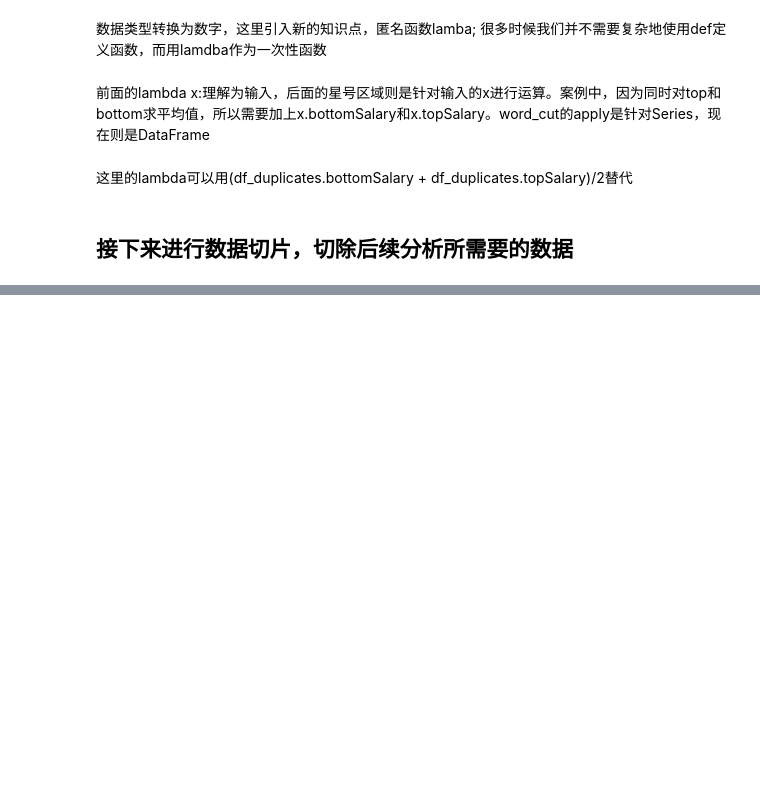
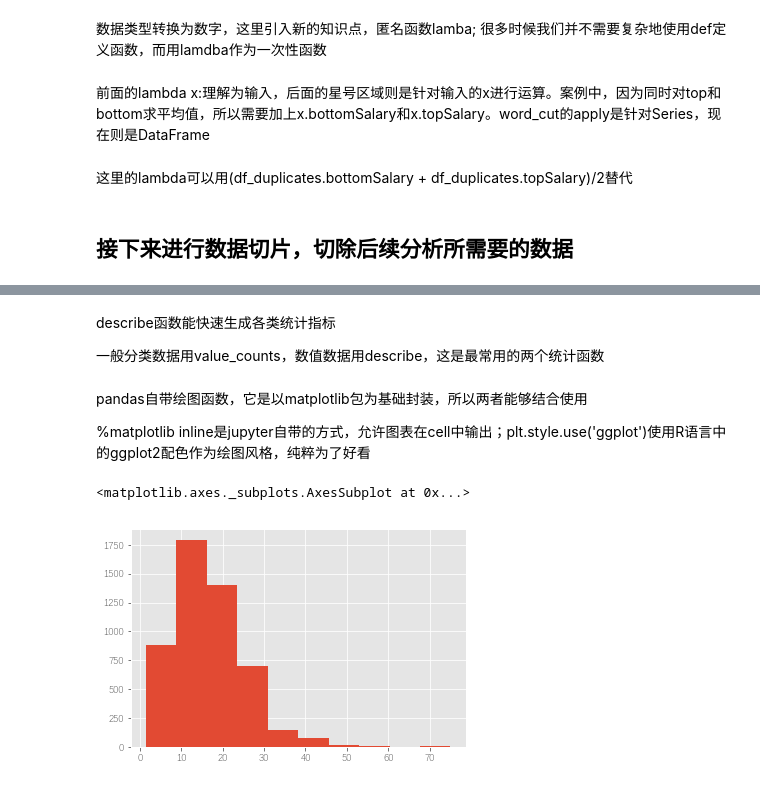
Before and after one commit to EdwardDaChina/Jupter-Learning, a Jupyter notebook: 学习Pandas数据预处理和基本分析、可视化方法-checkpoint.ipynb, the cells around one changed output, grey strips where cells are left out. Cells and saved outputs as stored; diff of their text form; code cells hidden in the pictures; blank space fills up the shorter version.

```diff
--- a/学习Pandas数据预处理和基本分析、可视化方法-checkpoint.ipynb
+++ b/学习Pandas数据预处理和基本分析、可视化方法-checkpoint.ipynb
@@ -431,4 +431,5 @@ See the caveats in the documentation: http://pandas.pydata.org/pandas-docs/stabl
 # %%
 data_duplicates.topSalary=data_duplicates.topSalary.astype('int')
 data_duplicates.bottomSalary=data_duplicates.bottomSalary.astype('int')
-data_duplicates['avgSala']=data_duplicates.apply(lambda x:(x.bottomSalary+x.topSalary)/2,axis=1)
+data_duplicates['avgSalary']=data_duplicates.apply(lambda x:(x.bottomSalary+x.topSalary)/2,axis=1)
+data_duplicates
@@ -440,3 +465,6 @@ data_duplicates['avgSala']=data_duplicates.apply(lambda x:(x.bottomSalary+x.topS
 这里的lambda可以用(df_duplicates.bottomSalary + df_duplicates.topSalary)/2替代
 # %% [markdown]
 ## 接下来进行数据切片，切除后续分析所需要的数据
+# %%
+data_clean=data_duplicates[['city','companyShortName','companySize','education','positionName','positionLables','workYear','avgSalary']]
+data_clean
@@ -442,0 +521,17 @@ data_duplicates['avgSala']=data_duplicates.apply(lambda x:(x.bottomSalary+x.topS
+# %% [markdown]
+describe函数能快速生成各类统计指标
+
+一般分类数据用value_counts，数值数据用describe，这是最常用的两个统计函数
+# %%
+import matplotlib.pyplot as plt
+%matplotlib inline
+plt.style.use('ggplot')
+# %% [markdown]
+pandas自带绘图函数，它是以matplotlib包为基础封装，所以两者能够结合使用
+
+%matplotlib inline是jupyter自带的方式，允许图表在cell中输出；plt.style.use('ggplot')使用R语言中的ggplot2配色作为绘图风格，纯粹为了好看
+# %%
+data_clean.avgSalary.hist()
+# %% [output]
+<matplotlib.axes._subplots.AxesSubplot at 0x...>
+[figure, added]
```
Also changed, not shown: parts of 61 cells of this notebook.
